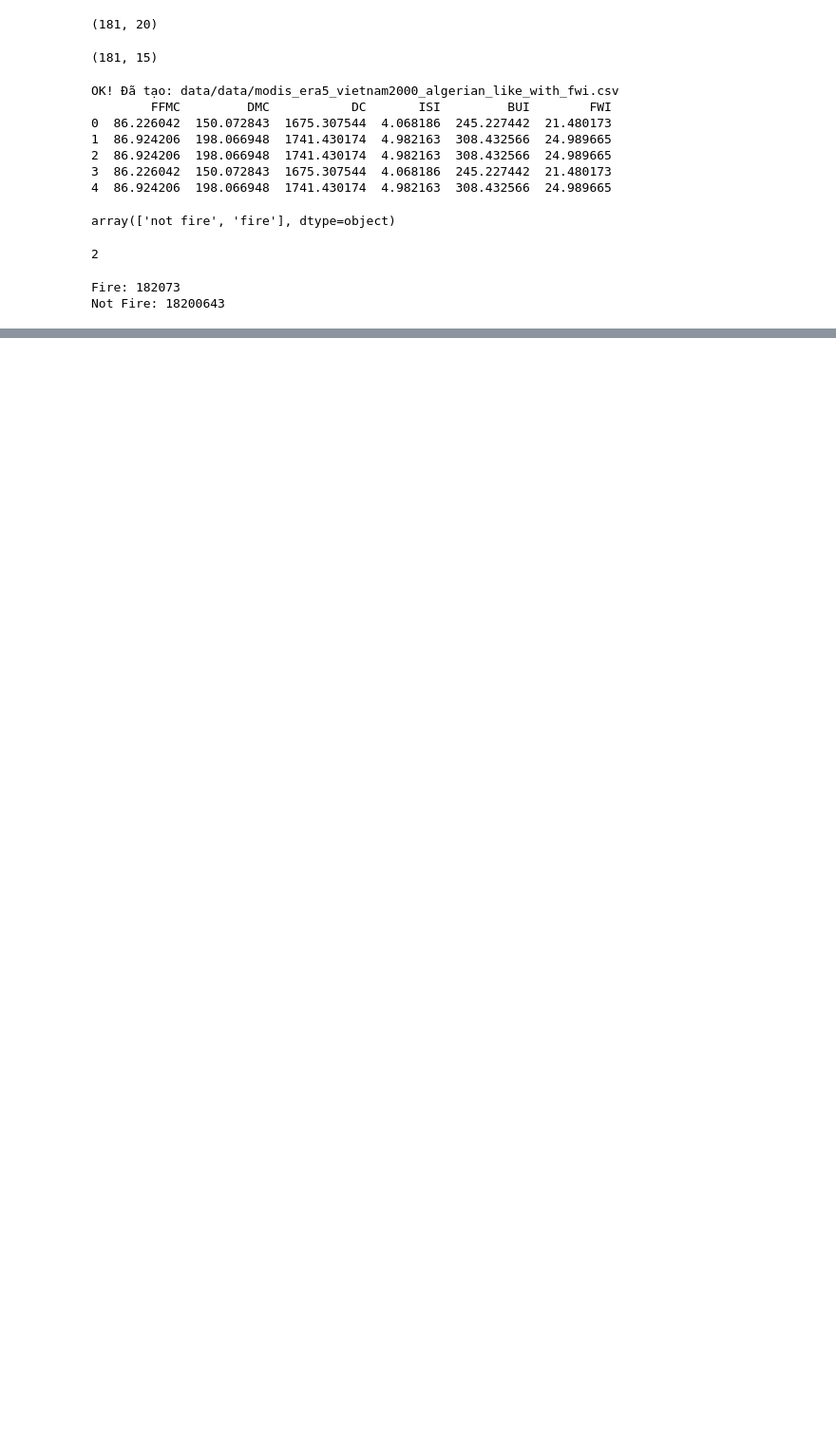
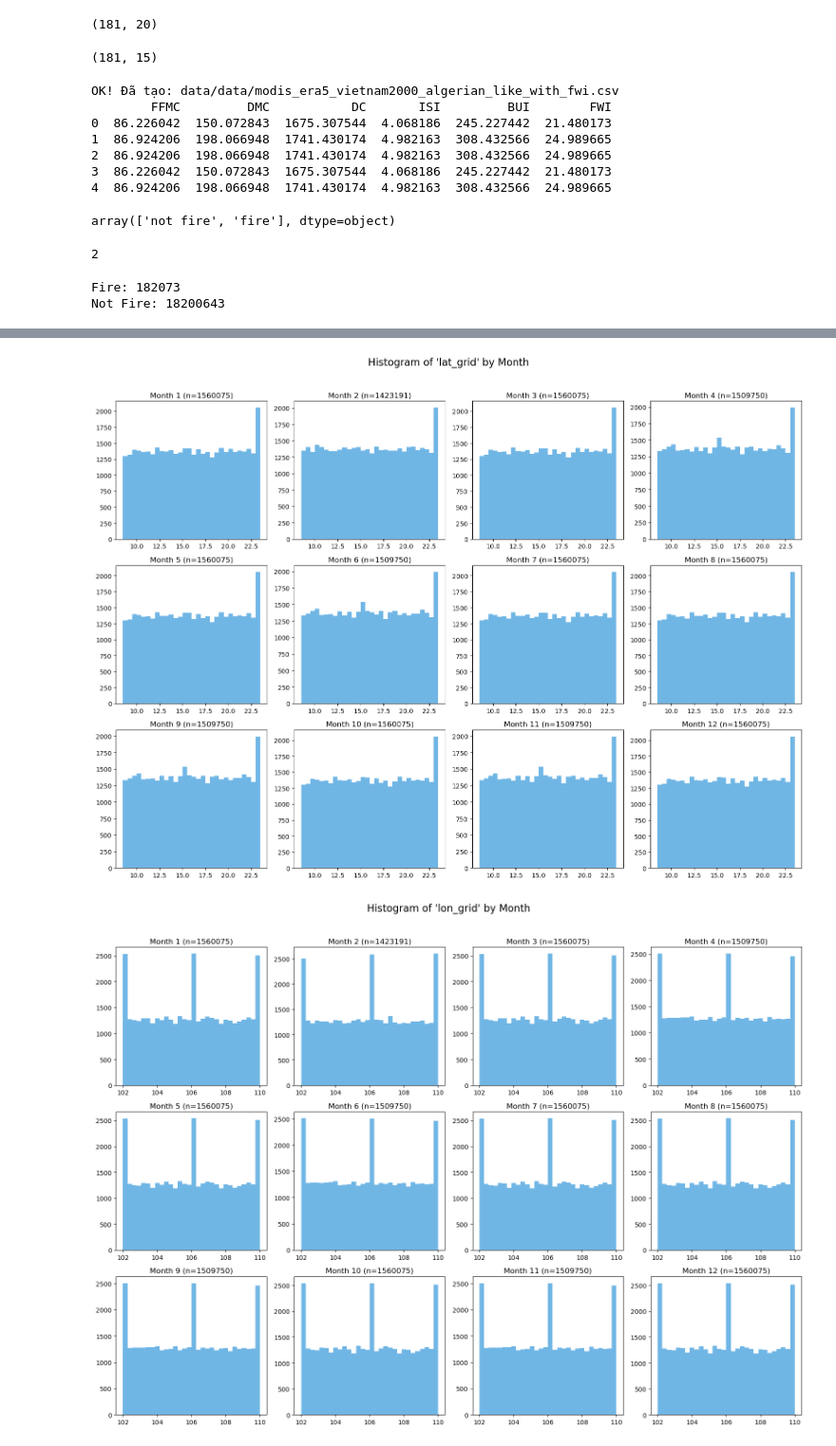
Before and after one commit to Buicongbang04/Forest_Fire_Detection, a Jupyter notebook: example_dataset.ipynb, the cells around one changed output, grey strips where cells are left out. Shown at 95% size. Saved outputs shown, nothing was run; the diff lists cells and outputs as text; code cells hidden in the pictures; blank space fills up the shorter version.

```diff
--- a/example_dataset.ipynb
+++ b/example_dataset.ipynb
@@ -648,0 +651,2 @@ Not Fire: 18200643
+# %%
+df = pd.read_csv("data/data/clean/clean_2000_2024_timelines.csv")
@@ -648,0 +677,41 @@ Not Fire: 18200643
+# %%
+# Histograms for all numeric columns by month (one figure per numeric column)
+# Uses existing variables: df, num_cols, max_points, c
+if "month" not in df.columns:
+    df["month"] = pd.to_datetime(df["date"]).dt.month
+
+# samples per month to keep plotting responsive
+per_month_limit = max(1, int(max_points / 12))
+
+for col in num_cols:
+    fig, axes = plt.subplots(3, 4, figsize=(16, 12))
+    axes = axes.flatten()
+    for m in range(1, 13):
+        ax = axes[m - 1]
+        mdf = df[df["month"] == m]
+        if mdf.empty:
+            ax.text(0.5, 0.5, "No data", ha="center", va="center")
+            ax.set_title(f"Month {m} (n=0)")
+            ax.set_xticks([])
+            ax.set_yticks([])
+            continue
+
+        data = mdf[col].dropna()
+        n = min(len(data), per_month_limit)
+        if len(data) > n:
+            data = data.sample(n=n, random_state=0)
+
+        ax.hist(data, bins=30, color=c, alpha=0.7)
+        ax.set_title(f"Month {m} (n={len(mdf)})")
+        ax.grid(False)
+
+    # remove any extra subplot ticks/labels visual clutter
+    for ax in axes[len(range(1,13)):]:
+        ax.set_visible(False)
+
+    plt.suptitle(f"Histogram of '{col}' by Month", fontsize=16)
+    plt.tight_layout(rect=[0, 0, 1, 0.96])
+    plt.show()
+# %% [output]
+[figure, added]
+[figure, added]
```
Also changed, not shown: parts of 5 cells of this notebook, 1 other file.
